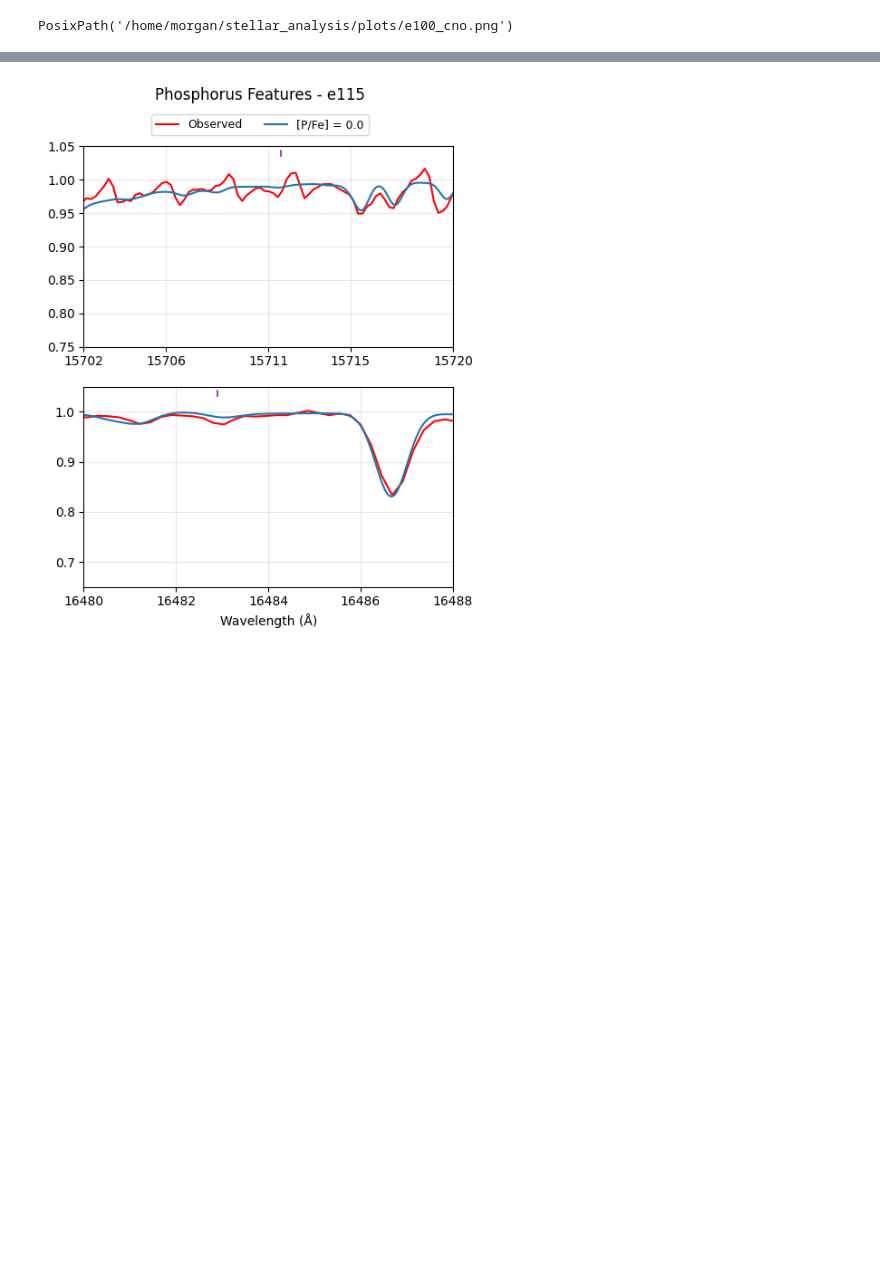
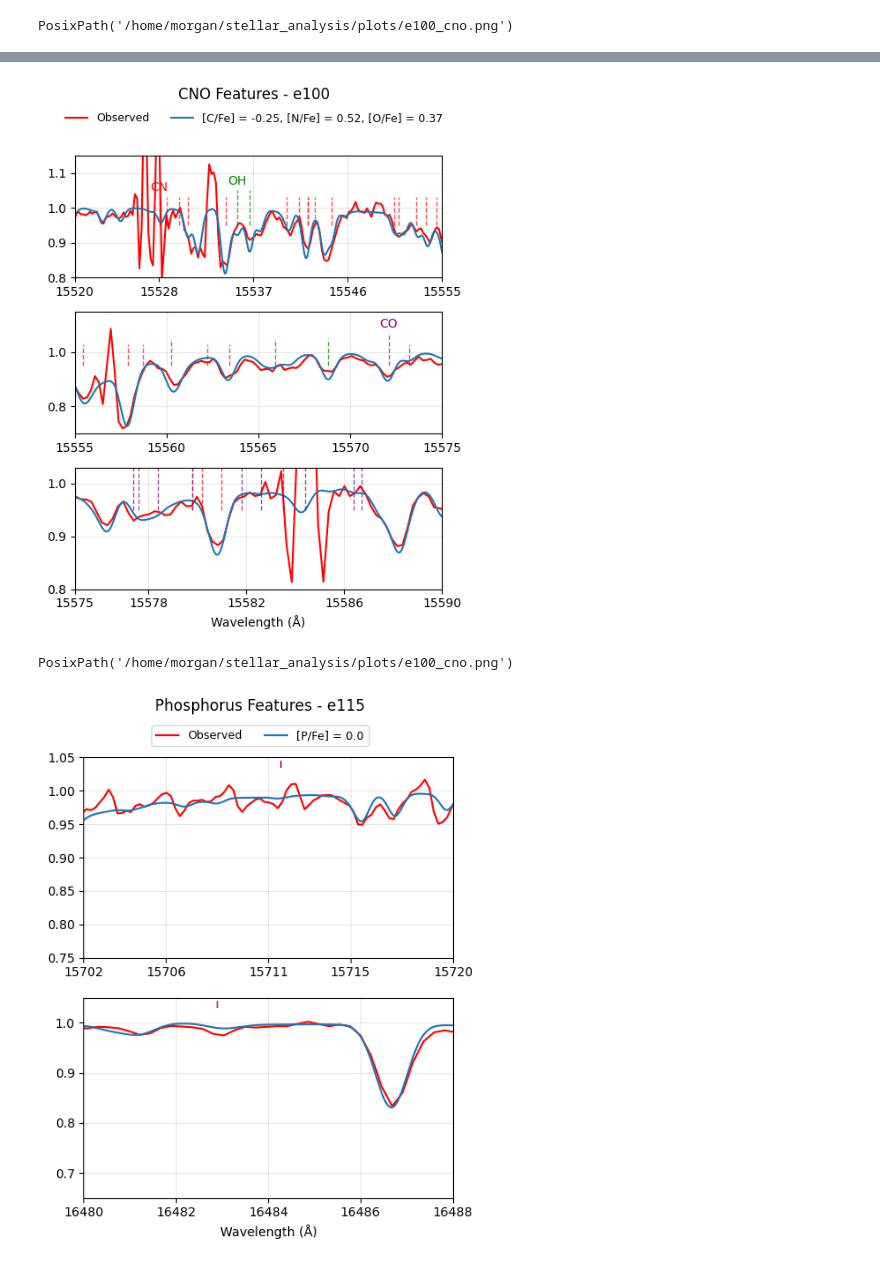
Before and after one commit to bornofthesea/synther, a Jupyter notebook: e100.ipynb, the cells around one changed output, grey strips where cells are left out. Drawn from its saved outputs; the diff is of its cells as text; code cells hidden in the pictures; blank space fills up the shorter version.

```diff
--- a/e100.ipynb
+++ b/e100.ipynb
@@ -46,3 +46,23 @@ PosixPath('/home/morgan/stellar_analysis/plots/e115_cno.png')
+# %%
+speclist = ["e100xall-2.dat"]
+label = ["[C/Fe] = -0.25, [N/Fe] = 0.52, [O/Fe] = 0.37"]
+
+plot_cno(
+    synthetic_files=speclist,
+    observed_file=observed,
+    labels=label,
+    starname=starname,
+    figsize=(5,6),
+    xoffset1=-12.5, yoffset1=0.135, ncorr1=1.2,
+    xoffset2=-12.65, yoffset2=0.095, ncorr2=1.2,
+    xoffset3=-12.65, yoffset3=0.135, ncorr3=1.2,
+    ylim1=(0.8,1.15),
+    ylim2=(0.7,1.15),
+    ylim3=(0.8,1.03)
+)
+# %% [output]
+[figure, added]
+PosixPath('/home/morgan/stellar_analysis/plots/e100_cno.png')
 # %%
 speclist = ["e115xa.dat"]
 label = ['[P/Fe] = 0.0']
```
Also changed, not shown: parts of 1 cell of this notebook.
